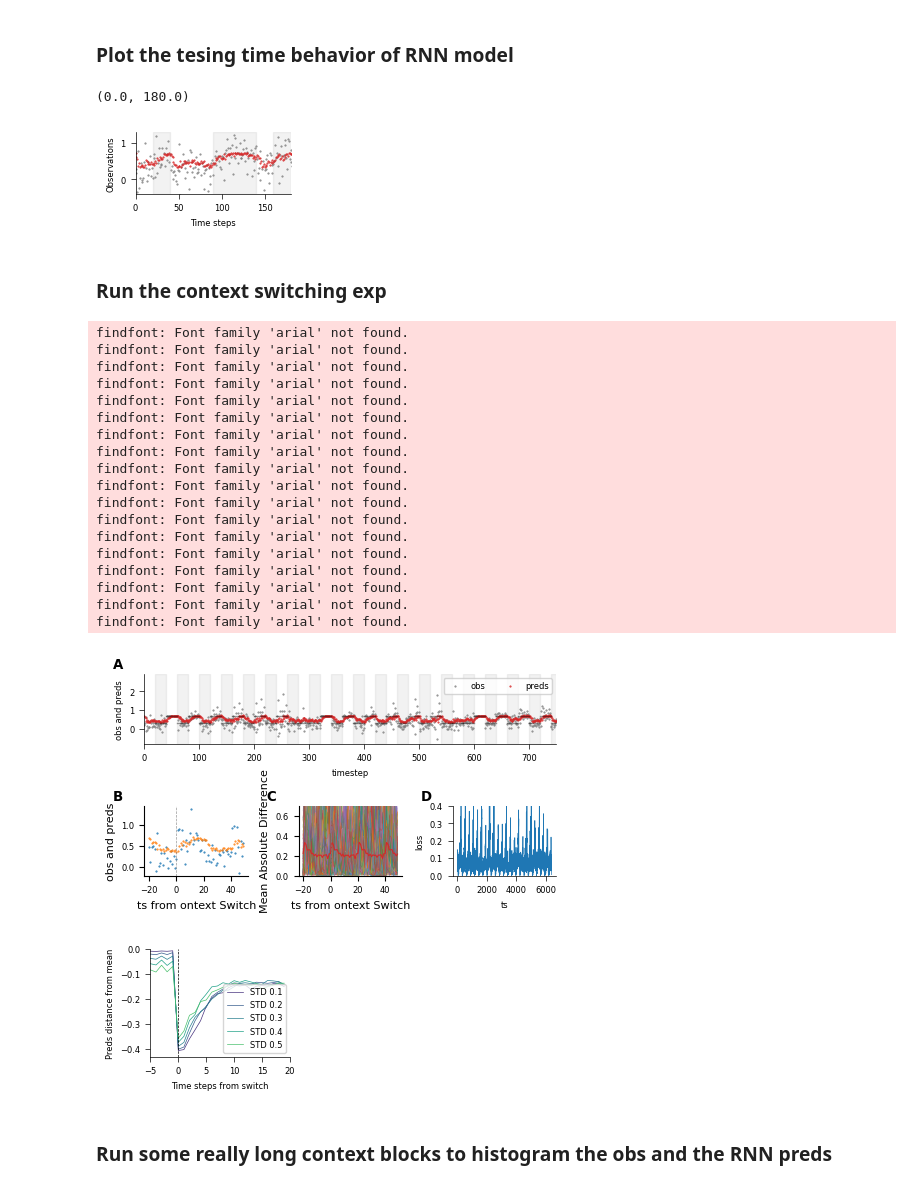
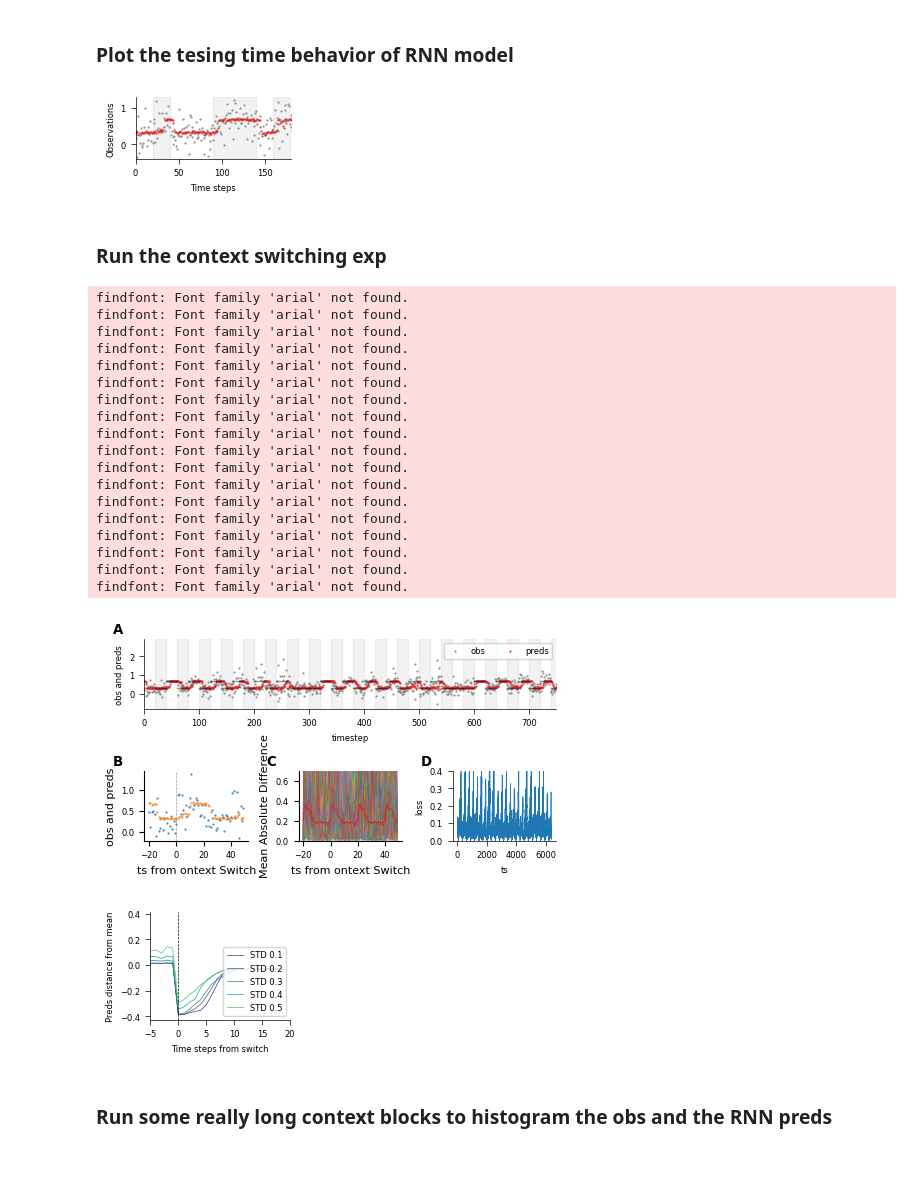
Before and after one commit to hummosa/contextual_switching_task, a Jupyter notebook: shrew_cortex_only_model.ipynb, the cells around one changed output. Cells and saved outputs as stored; diff of their text form; code cells hidden in the pictures; blank space fills up the shorter version.

```diff
--- a/shrew_cortex_only_model.ipynb
+++ b/shrew_cortex_only_model.ipynb
@@ -55,7 +55,7 @@ from plot_functions import *
 default_mean1 = 0.3
 default_mean2 = 0.7
 default_std = 0.3
-default_std_novel = 0.25
+default_std_novel = 0.2
 means = np.array(list(range(-2, 13)))/10
 stds = [0.1, 0.2, 0.3, 0.4, 0.5]
 # %% [markdown]
@@ -128,7 +128,7 @@ def run_exp_switching_RNN(model, _use_optimized_thalamus=False):
     logger = Logger(config)
     logger.experiment_name = f'quantifying_generalization_{_use_oracle}'
 
-    env = Generative_playground(config, adapt_env=6, novel_mean = default_mean2)
+    env = Generative_environment(config, adapt_env=6, novel_mean = default_mean2)
     horizon =10
     optimizer = torch.optim.SGD([model.get_parameter('thalamus')], lr=.000050, momentum=0.5)
     criterion = nn.MSELoss(reduction='sum')
@@ -155,7 +155,7 @@ def run_exp_generalization_behavior_metrics_RNN(model, _use_optimized_thalamus=F
         'context_switch_rate': 1/(scale*(5-3)), 'no_of_blocks': 12}
     config.training_phases= [{'start_ts': 1, 'config': training_phase_1_config}]
     logger = Logger(config)
-    env = Generative_playground(config, adapt_env=1) # it will use the novel_mean as the mean of the second gaussian
+    env = Generative_environment(config, adapt_env=1) # it will use the novel_mean as the mean of the second gaussian
     horizon =5
     config.l2_loss = 0.0
     optimizer = torch.optim.SGD([model.get_parameter('thalamus')], lr=.00000050, momentum=0.5)
@@ -184,7 +184,7 @@ def run_exp_test_learned_behaviors(model, _use_optimized_thalamus=False):
         'context_switch_rate': 1/(scale*(5-3)), 'no_of_blocks': 5} # 8 * 15 to match the previous experiments
     config.training_phases= [{'start_ts': 1, 'config': training_phase_1_config}]
     logger = Logger(config)
-    env = Generative_playground(config, adapt_env=1)
+    env = Generative_environment(config, adapt_env=1)
     horizon = 5
     optimizer = torch.optim.SGD([model.get_parameter('thalamus')], lr=.00000050, momentum=0.5)
     criterion = nn.MSELoss(reduction='sum')
@@ -208,18 +208,19 @@ if data_shuffle:
         config.default_mean1 = default_mean1
         config.default_mean2 = default_mean2
         config.default_std = default_std
-        scale = 40
+        scale = 20 # THis gives the model enough behavior trials to learn behavior. If lower it does better on switching but cannot learn behavior. (for e.g. 0.7 dist, responds with 0.6)
         training_phase_1_config = {'context_transition_function':'geometric',
                 'max_trials_per_block':int(scale*5), 'min_trials_per_block':int(scale*2),
                 'context_switch_rate': 1/(scale*(5-3)), 'no_of_blocks':200} #40
         config.training_phases= [{'start_ts': 1, 'config': training_phase_1_config}]
         train_steps = int(100 * scale)
         logger = Logger(config)
-        env = Generative_playground(config, adapt_env=1)#, novel_mean=0.7, novel_std=0.3)
+        env = Generative_environment(config, adapt_env=1)#, novel_mean=0.7, novel_std=0.3)
         model_RNN = LSTM_model(config,hidden_size=100)
         WU_optimizer = optim.Adam(model_RNN.parameters(), lr=0.001)
         ts_in_training= 0
-        horizon = 10
+        horizon = 10 # Increasing horizon because switch between two blocks seems to expand beyond 5 trials,
+        #just to ensure RNN has enougth trials. Does not seem to affect much.
         criterion = nn.MSELoss()
 
         _use_oracle = False
@@ -239,7 +240,7 @@ else:
         config.training_phases= [{'start_ts': 1, 'config': training_phase_1_config}]
         train_steps = int(100 * scale)
         logger = Logger(config)
-        env = Generative_playground(config)
+        env = Generative_environment(config)
         model_RNN = LSTM_model(config,hidden_size=100)
         WU_optimizer = optim.Adam(model_RNN.parameters(), lr=0.001)
         ts_in_training= 0
@@ -295,9 +279,6 @@ model_RNN.get_parameter('thalamus').grad = torch.zeros_like(model_RNN.get_parame
 # %%
 _use_oracle = False
 _use_optimized_thalamus = False
-# default_mean1 = 0.3
-# default_mean2 = 0.7
-# default_std = 0.3
 config= Config(env_kwargs= { 'gauss1': {'mean': default_mean1, 'std': default_std}, 'gauss2': {'mean': default_mean2, 'std': default_std},})
 scale = 10
 training_phase_1_config = {'context_transition_function':'geometric',
@@ -307,38 +288,37 @@ config.training_phases= [{'start_ts': 1, 'config': training_phase_1_config}]
 logger = Logger(config)
 logger.experiment_name = f'quantifying_generalization_{_use_oracle}'
 
-test_env = Generative_playground(config, adapt_env=1, novel_mean=default_mean2) # it will use the novel_mean as the mean of the second gaussian
+test_env = Generative_environment(config, adapt_env=1, novel_mean=default_mean2) # it will use the novel_mean as the mean of the second gaussian
 horizon =5
 optimizer = torch.optim.SGD([model_RNN.get_parameter('thalamus')], lr=.00050, momentum=0.5)
 criterion = nn.MSELoss(reduction='sum')
 
 test_memory_buffer, test_losses = adapt_model_v2(model_RNN, test_env, _use_oracle, config, optimizer, horizon, criterion,
     ts_in_training, logger, _use_optimized_thalamus=_use_optimized_thalamus)
 # plot_behavior(test_memory_buffer, test_env, test_losses, config, _use_oracle )
 # if _use_optimized_thalamus: plot_grads(test_memory_buffer, env, )
 
 fig, axes = plt.subplots(1, 1, figsize=(2., 0.8), dpi=100)
 ax = axes
 logger = test_memory_buffer
 obs = np.stack(logger.timestep_data['obs']).squeeze()
 preds = np.stack(logger.timestep_data['predictions']).squeeze()
 ax.plot(obs, 'o', label='obs', markersize=0.5, color=obs_color)
 ax.plot(preds, 'o', label='preds', markersize=0.5, color=preds_color)
 switches_ts_padded = test_env.env_logger['switches_ts'] +[logger.timestep_data['timestep_i'][-1]]
 # ax.legend(loc='upper right', fontsize=6, ncol=2)
 # ax.legend(fontsize=6,)# loc='upper left')#loc=(.3,1.2))
 axes_labels(ax,'Time steps','Observations')
 # ax.set_xticklabels([])
 for i in range(0, len(switches_ts_padded)-1,  2):
     ax.axvspan(switches_ts_padded[i], switches_ts_padded[i+1], alpha=0.1, color='grey')
 # ax.set_xlim(switches_ts_padded[6], switches_ts_padded[6] + 100)
 ax.set_ylim(-.4, 1.3)
 ax.set_xlim(0, switches_ts_padded[5])
 # plot_only_behavior(memory_buffer, env, config=config, x1=0, x2=150)
-# plt.savefig('./exports/behavior_RNN.pdf')
+# plt.savefig('./exports/behavior_RNN_updated.pdf')
 # %% [output]
-(0.0, 180.0)
-[figure, old version]
+[figure, new version]
 # %% [markdown]
 ### Run the context switching exp
 # %%
@@ -369,7 +349,7 @@ findfont: Font family 'arial' not found.
 findfont: Font family 'arial' not found.
 findfont: Font family 'arial' not found.
 findfont: Font family 'arial' not found.
-[figure, old version]
+[figure, new version]
-[figure, old version]
+[figure, new version]
 # %% [markdown]
 ### Run some really long context blocks to histogram the obs and the RNN preds
```
Also changed, not shown: parts of 15 cells of this notebook, 10 other files.
